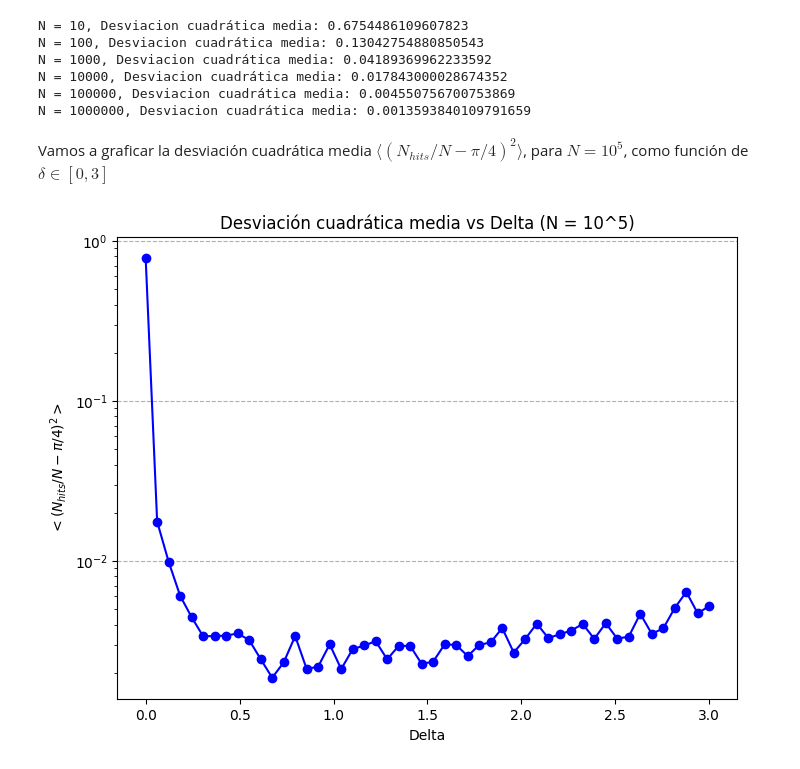
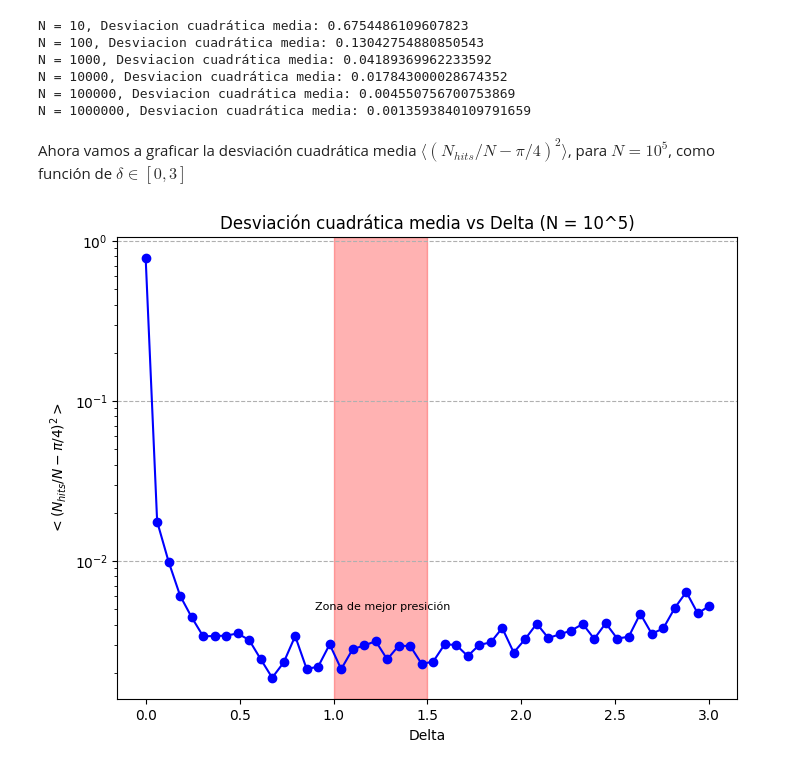
Before and after one commit to PabloAndagana/Tarea-2-Mec-nica-Estad-stica---PUC, a Jupyter notebook: Problema_1.ipynb, the cells around one changed output. Saved outputs shown, nothing was run; the diff lists cells and outputs as text; code cells hidden in the pictures.

```diff
--- a/Problema_1.ipynb
+++ b/Problema_1.ipynb
@@ -115,7 +115,7 @@ N = 10000, Desviacion cuadrática media: 0.017843000028674352
 N = 100000, Desviacion cuadrática media: 0.004550756700753869
 N = 1000000, Desviacion cuadrática media: 0.0013593840109791659
 # %% [markdown]
-Vamos a graficar la desviación cuadrática media $⟨(N_{hits}/N − \pi/4)^2⟩$, para $N=10^5$, como función de $\delta \in [0,3]$
+Ahora vamos a graficar la desviación cuadrática media $⟨(N_{hits}/N − \pi/4)^2⟩$, para $N=10^5$, como función de $\delta \in [0,3]$
 # %%
 N = 100000
 deltas = np.linspace(0, 3, 50)
@@ -135,14 +135,16 @@ for delta in deltas:
 # %%
 plt.figure(figsize=(8, 6))
 plt.plot(deltas, desvs_std_deltas, marker='o', linestyle='-', color='blue')
 plt.xlabel('Delta')
 plt.yscale('log') #se utiliza escala log en el eje y para mejor visualizacion
 plt.ylabel('$<(N_{hits}/N - \pi/4)^2>$')
+plt.text(0.9, 0.005, 'Zona de mejor presición', fontsize = 8)
+plt.axvspan(1, 1.5, color='red', alpha=0.3)
 plt.title('Desviación cuadrática media vs Delta (N = 10^5)')
 plt.grid(True, axis = 'y', ls="--")
 plt.show()
 # %% [output]
-[figure, old version]
+[figure, new version]
 # %%
 plt.figure(figsize=(8, 6))
 plt.plot(deltas,taza_rechazos, marker='o', linestyle='-', color='blue')
```
Also changed, not shown: parts of 1 cell of this notebook.
